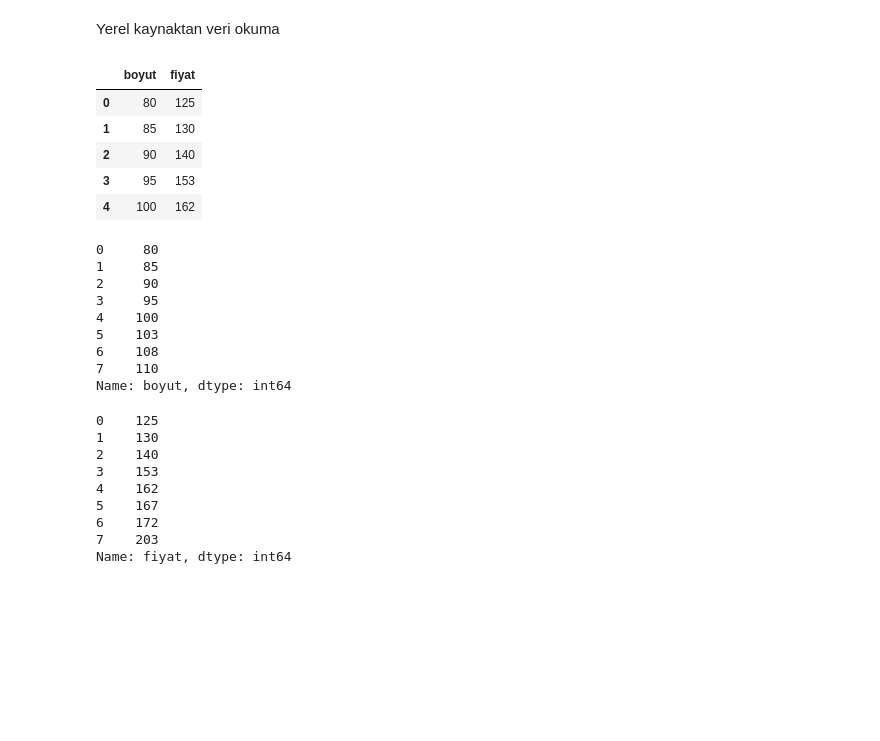
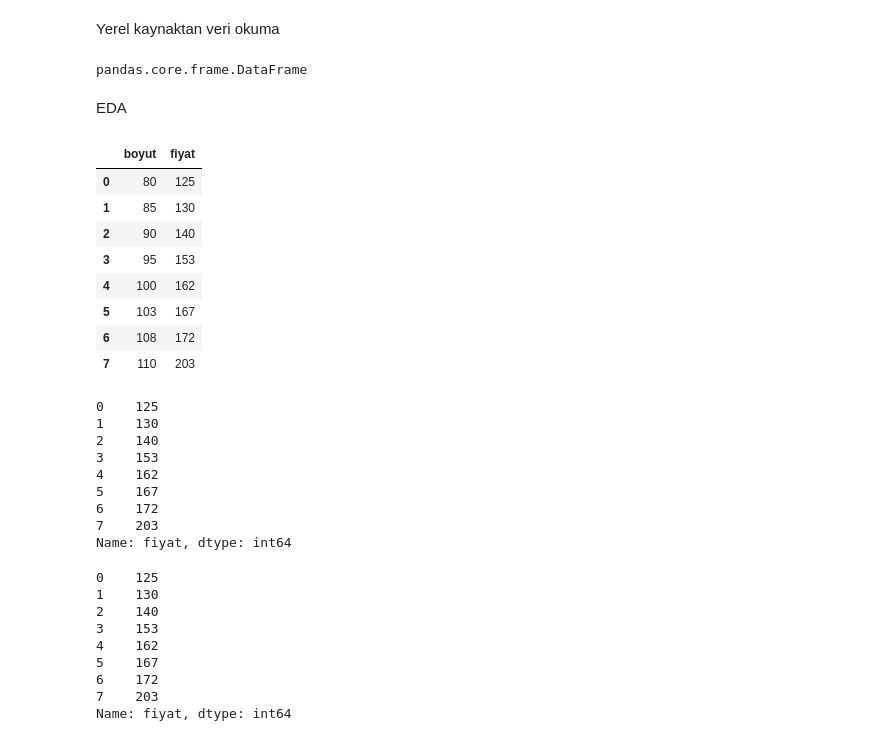
Before and after one commit to dronursevli/mlrepo, a Jupyter notebook: machine learning intro/ml_intro.ipynb, the cells around one changed output. Drawn from its saved outputs; the diff is of its cells as text; code cells hidden in the pictures; blank space fills up the shorter version.

```diff
--- a/machine learning intro/ml_intro.ipynb
+++ b/machine learning intro/ml_intro.ipynb
@@ -6,27 +6,36 @@ import pandas as pd
 Yerel kaynaktan veri okuma
 # %%
 data=pd.read_excel(r"C:\Users\ONUR\Desktop\Yeni klasör\data.xlsx")
+# %%
+type(data)
+# %% [output]
+pandas.core.frame.DataFrame
+# %% [markdown]
+EDA
 # %%
-data.head()
+data.head(10) #dataframe
 # %% [output]
 |  | boyut | fiyat |
 | 0 | 80 | 125 |
 | 1 | 85 | 130 |
 | 2 | 90 | 140 |
 | 3 | 95 | 153 |
 | 4 | 100 | 162 |
+| 5 | 103 | 167 |
+| 6 | 108 | 172 |
+| 7 | 110 | 203 |
 # %%
-data.boyut
+data.fiyat
 # %% [output]
-0     80
-1     85
-2     90
-3     95
-4    100
-5    103
-6    108
-7    110
-Name: boyut, dtype: int64
+0    125
+1    130
+2    140
+3    153
+4    162
+5    167
+6    172
+7    203
+Name: fiyat, dtype: int64
 # %%
 data["fiyat"]
 # %% [output]
```
Also changed, not shown: parts of 11 cells of this notebook, 2 other files.
